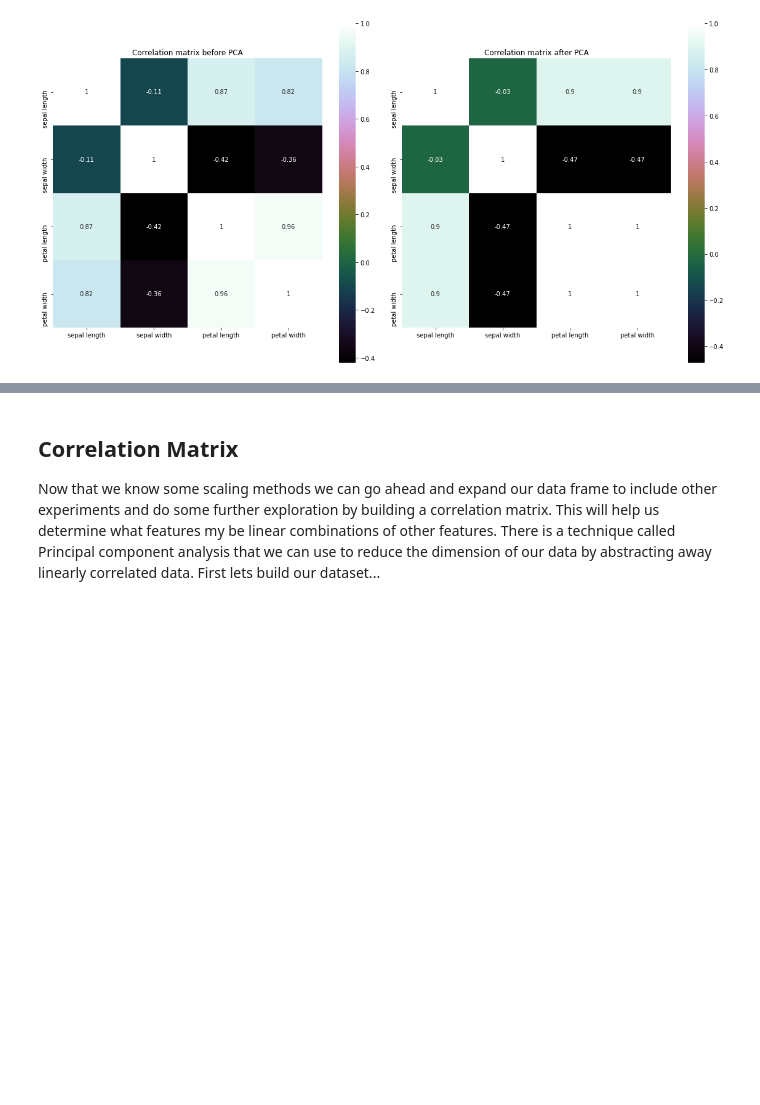
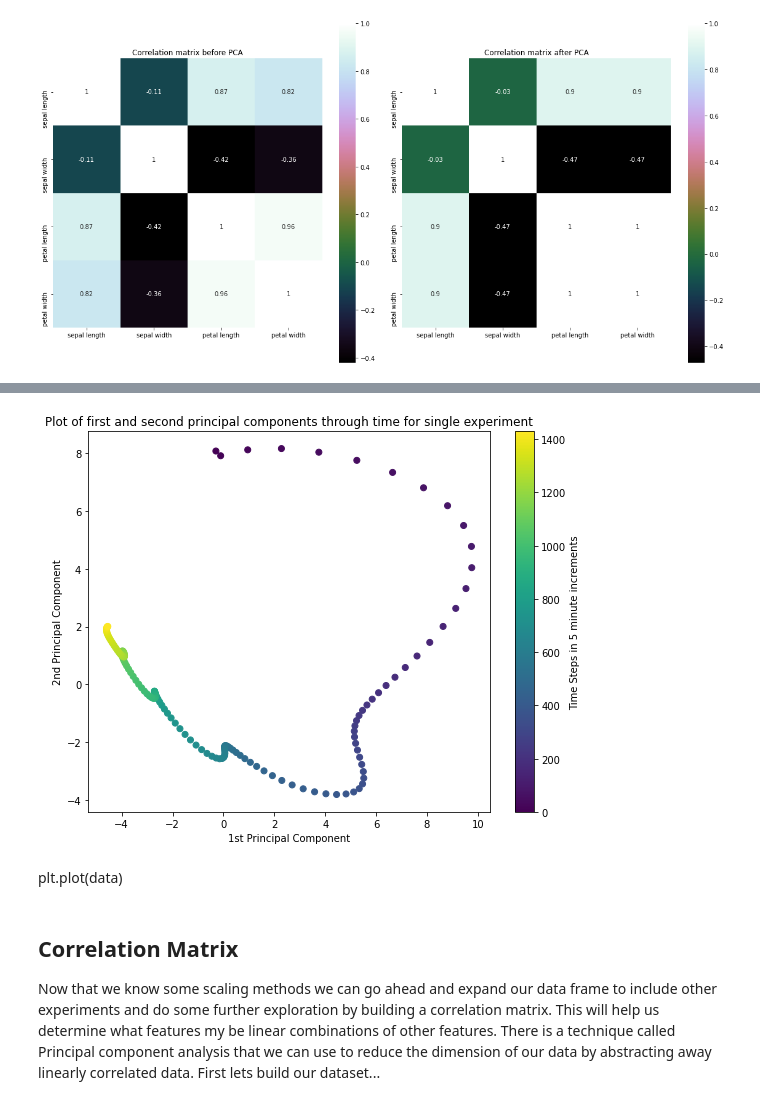
Before and after one commit to NCAR/ai4essportal, a Jupyter notebook: NB1_data_exploration.ipynb, the cells around one changed output, grey strips where cells are left out. Saved outputs shown, nothing was run; the diff lists cells and outputs as text; code cells hidden in the pictures; blank space fills up the shorter version.

```diff
--- a/NB1_data_exploration.ipynb
+++ b/NB1_data_exploration.ipynb
@@ -299,3 +319,17 @@ PCA
+# %%
+data = PCA().fit_transform(X_scaled)
+plt.figure(figsize=(9,7))
+plt.scatter(data[::10,0], data[::10,1], c = range(0,1440,10))
+cb = plt.colorbar()
+cb.set_label('Time Steps in 5 minute increments')
+plt.xlabel("1st Principal Component")
+plt.ylabel("2nd Principal Component")
+plt.title("Plot of first and second principal components through time for single experiment")
+plt.show()
+# %% [output]
+[figure, added]
+# %% [markdown]
+plt.plot(data)
 # %% [markdown]
 ## Correlation Matrix
 
```
Also changed, not shown: parts of 5 cells of this notebook.
